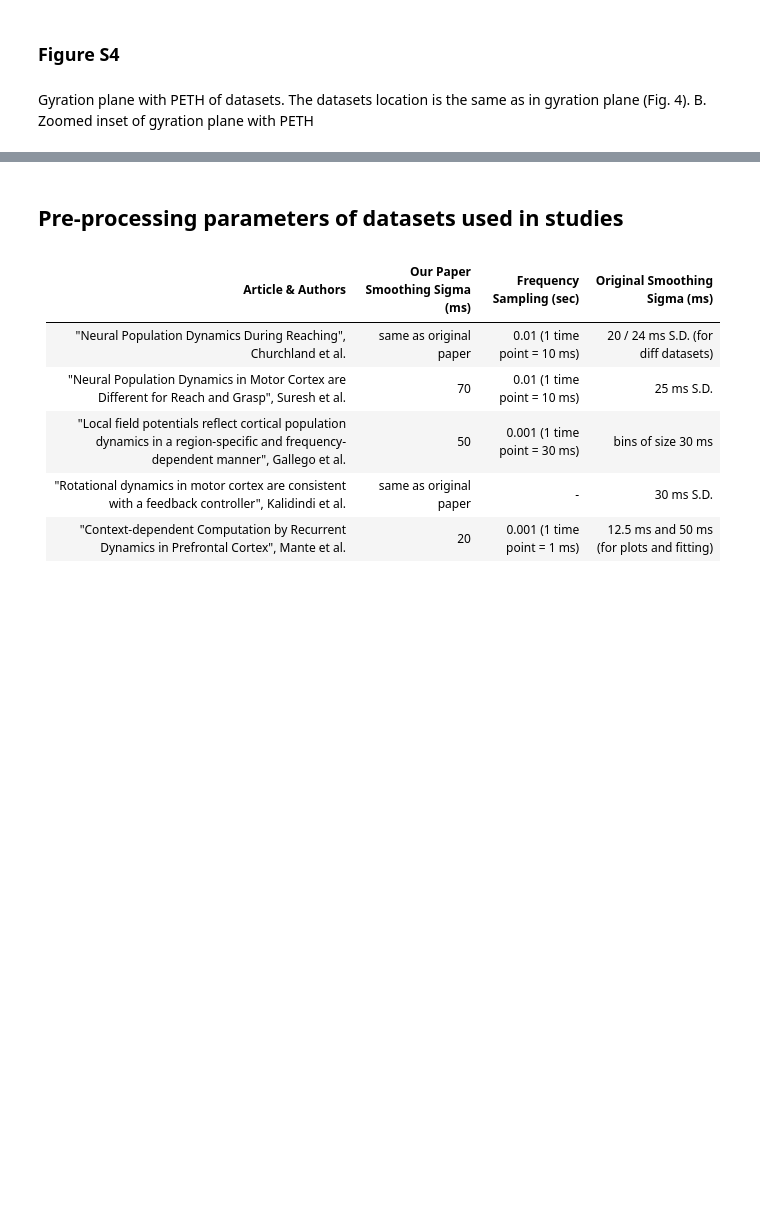
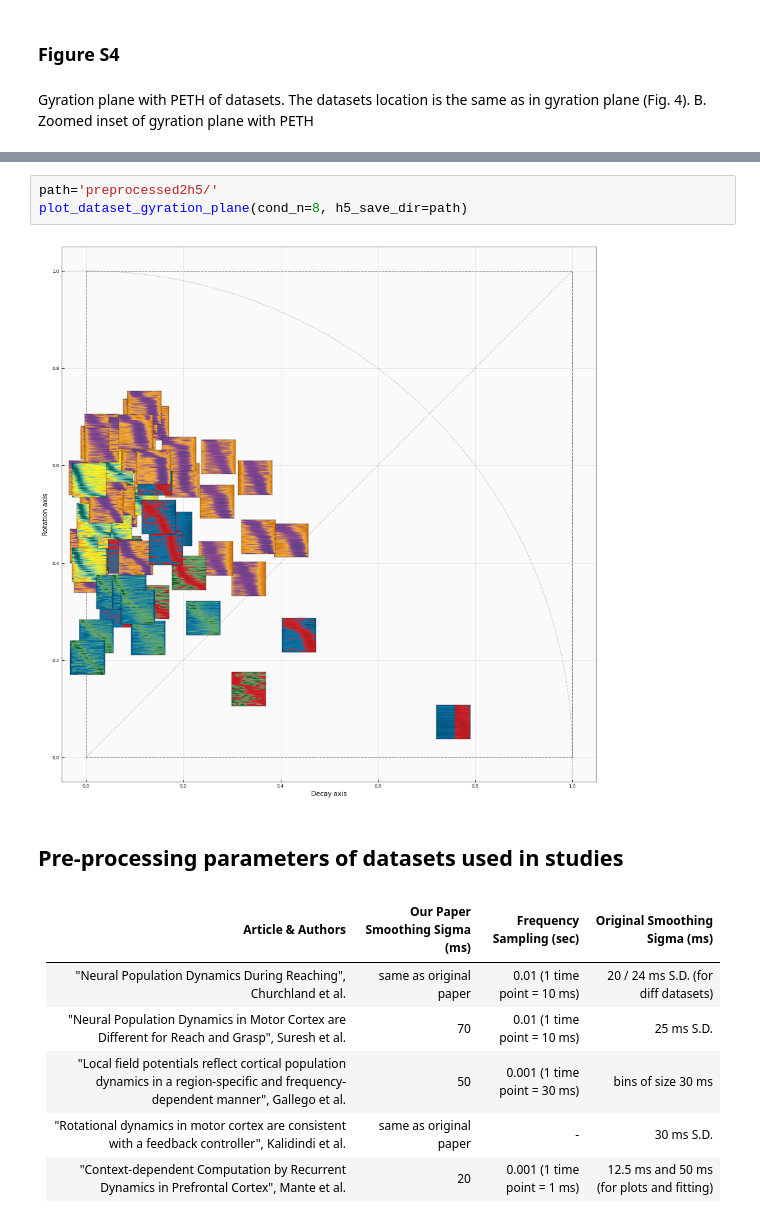
Before and after one commit to NevVerVer/neural-dynamics-gyration, a Jupyter notebook: datasets_analysis.ipynb, the cells around one changed output, grey strips where cells are left out. Drawn from its saved outputs; the diff is of its cells as text; blank space fills up the shorter version.

Commit message:
finished with dataset tutorial

```diff
--- a/datasets_analysis.ipynb
+++ b/datasets_analysis.ipynb
@@ -995,3 +968,8 @@ if __name__ == "__main__":
+# %%
+path='preprocessed2h5/'
+plot_dataset_gyration_plane(cond_n=8, h5_save_dir=path)
+# %% [output]
+[figure, added]
 # %% [markdown]
 ## Pre-processing parameters of datasets used in studies
 # %% [markdown]
```
Also changed, not shown: parts of 10 cells of this notebook, 2 other files.
